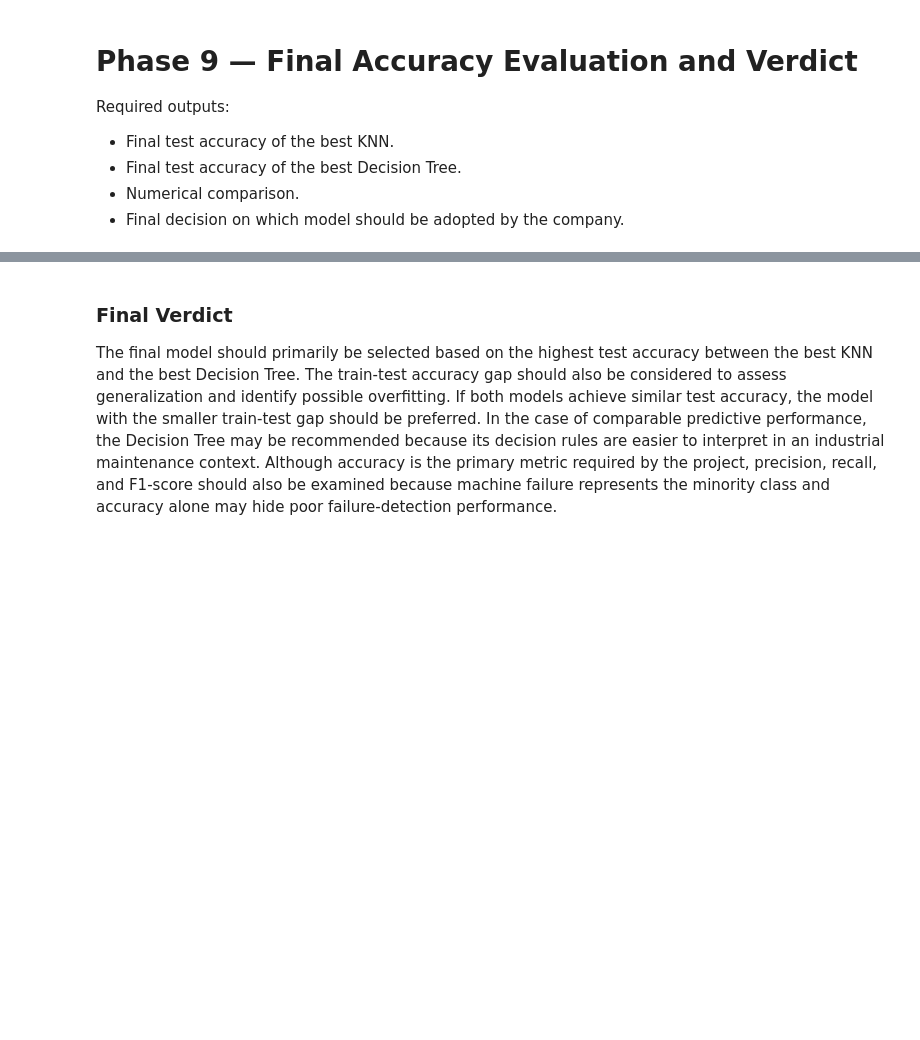
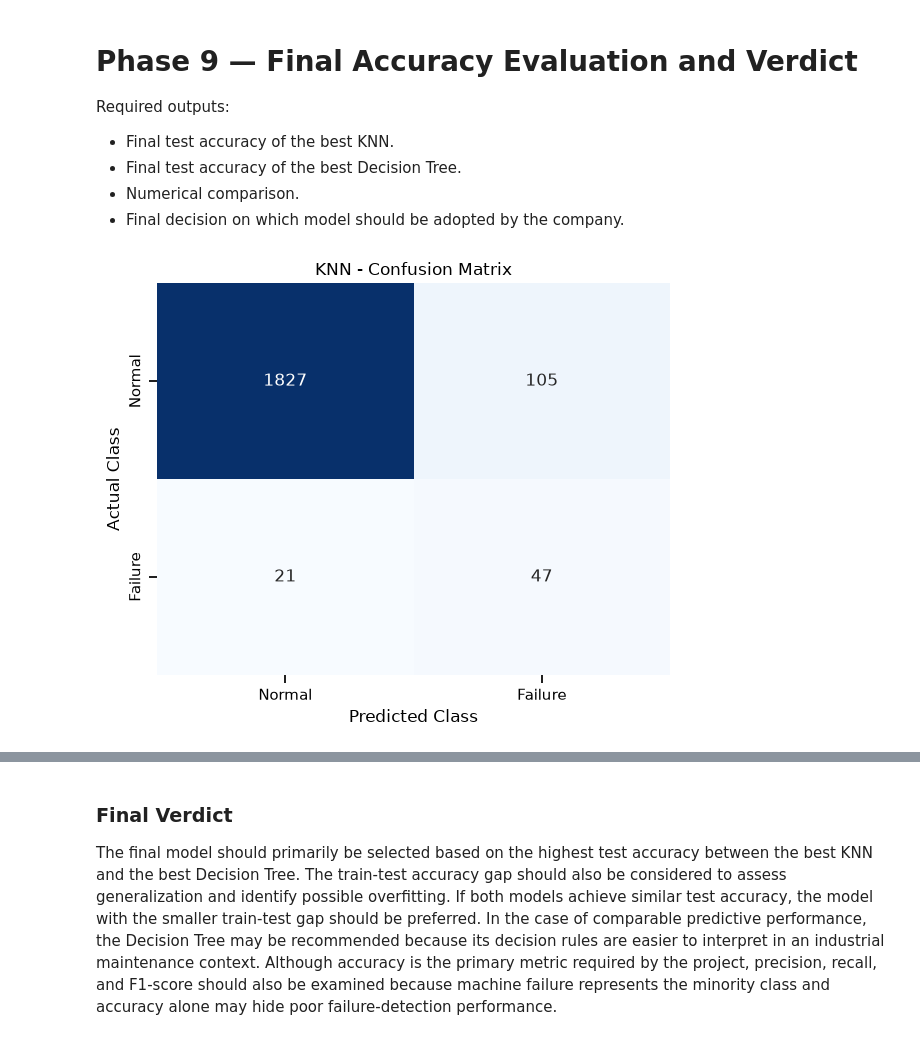
Before and after one commit to renan-leme/predictive-maintenance-SCTEC, a Jupyter notebook: predictive_mantainence.ipynb, the cells around one changed output, grey strips where cells are left out. Cells and saved outputs as stored; diff of their text form; code cells hidden in the pictures; blank space fills up the shorter version.

Commit message:
feat: improved evaluation reports and confusion matrices

```diff
--- a/predictive_mantainence.ipynb
+++ b/predictive_mantainence.ipynb
@@ -562,3 +562,99 @@ print("\nDecision Tree Confusion Matrix:")
 print(confusion_matrix(y_test,best_tree_predictions))
 print("\nDecision Tree Classification Report:")
 print(classification_report(y_test,best_tree_predictions))
+# %%
+# Complementary Evaluation - Confusion Matrices and Reports
+# 1. Confusion matrices
+models_predictions = {
+    "KNN": best_knn_predictions,
+    "Decision Tree": best_tree_predictions,
+}
+
+for model_name, predictions in models_predictions.items():
+
+    cm = confusion_matrix(y_test, predictions)
+
+    plt.figure(figsize=(6, 5))
+
+    sns.heatmap(
+        cm,
+        annot=True,
+        fmt="d",
+        cmap="Blues",
+        cbar=False,
+        xticklabels=["Normal", "Failure"],
+        yticklabels=["Normal", "Failure"]
+    )
+
+    plt.title(f"{model_name} - Confusion Matrix")
+    plt.xlabel("Predicted Class")
+    plt.ylabel("Actual Class")
+    plt.tight_layout()
+
+    file_name = (
+        model_name.lower()
+        .replace(" ", "_")
+        + "_confusion_matrix.png"
+    )
+
+    file_path = os.path.join(OUTPUT_DIR, file_name)
+
+    plt.savefig(
+        file_path,
+        dpi=150,
+        bbox_inches="tight"
+    )
+
+    plt.show()
+    plt.close()
+
+    print(f"Chart exported: {file_path}")
+
+# 2. Classification reports as DataFrames
+knn_report = classification_report(
+    y_test,
+    best_knn_predictions,
+    target_names=["Normal", "Failure"],
+    output_dict=True,
+    zero_division=0
+)
+
+tree_report = classification_report(
+    y_test,
+    best_tree_predictions,
+    target_names=["Normal", "Failure"],
+    output_dict=True,
+    zero_division=0
+)
+
+knn_report_df = pd.DataFrame(knn_report).T.round(4)
+tree_report_df = pd.DataFrame(tree_report).T.round(4)
+
+print("\nKNN Classification Report:")
+display(knn_report_df)
+
+print("\nDecision Tree Classification Report:")
+display(tree_report_df)
+
+
+# 3. Comparison focused on the minority class
+failure_comparison = pd.DataFrame([
+    {
+        "model": "KNN",
+        "accuracy": best_knn_accuracy,
+        "failure_precision": knn_report["Failure"]["precision"],
+        "failure_recall": knn_report["Failure"]["recall"],
+        "failure_f1_score": knn_report["Failure"]["f1-score"],
+    },
+    {
+        "model": "Decision Tree",
+        "accuracy": best_tree_accuracy,
+        "failure_precision": tree_report["Failure"]["precision"],
+        "failure_recall": tree_report["Failure"]["recall"],
+        "failure_f1_score": tree_report["Failure"]["f1-score"],
+    },
+]).round(4)
+
+failure_comparison
+# %% [output]
+[figure, added]
```
Also changed, not shown: parts of 1 cell of this notebook, 2 other files.
